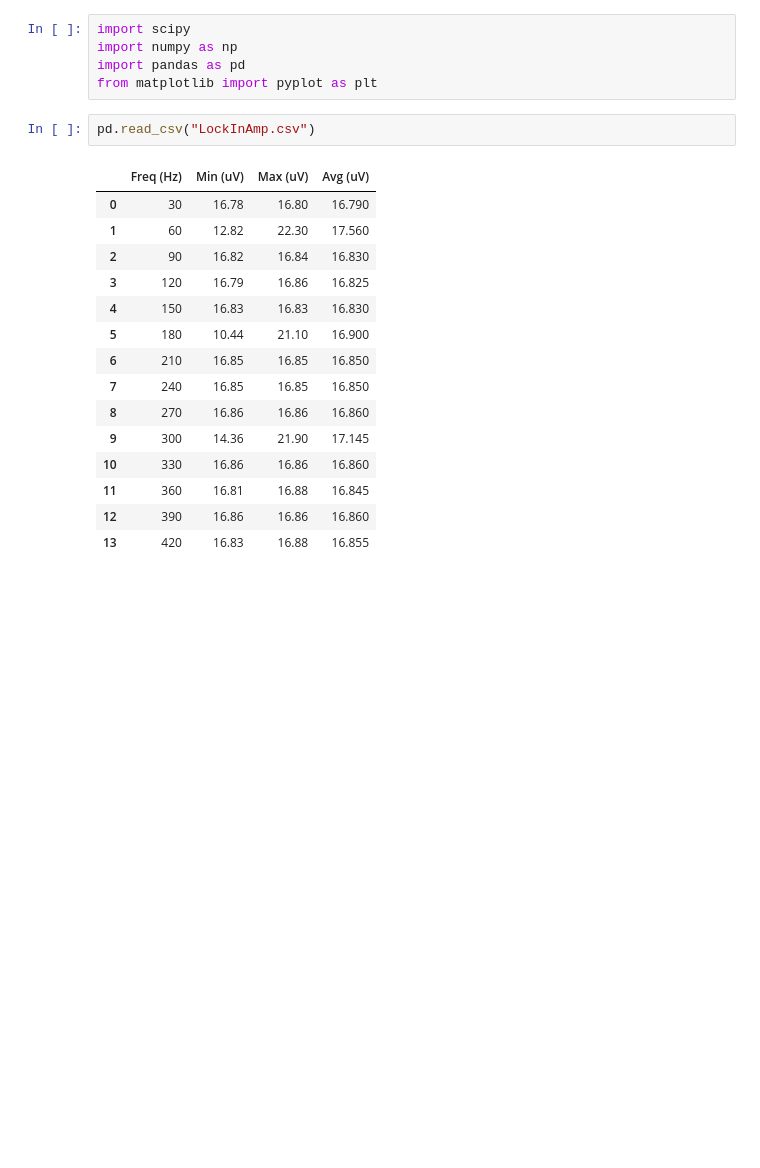
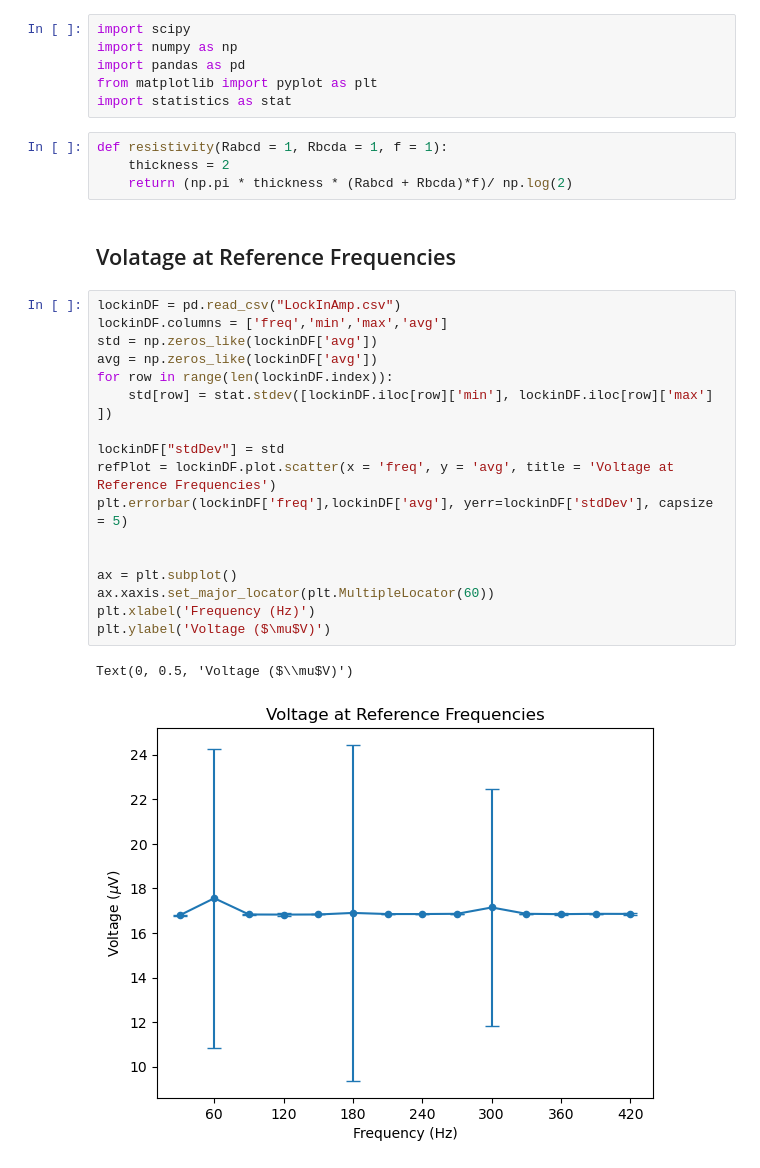
Before and after one commit to denzelayala1/lab-data-F23, a Jupyter notebook: superconductivity/analysis/dataSC.ipynb, the cells around one changed output. Cells and saved outputs as stored; diff of their text form; blank space fills up the shorter version.

Commit message:
plotted V vs freq and V vs T

```diff
--- a/superconductivity/analysis/dataSC.ipynb
+++ b/superconductivity/analysis/dataSC.ipynb
@@ -3,21 +3,30 @@ import scipy
 import numpy as np
 import pandas as pd
 from matplotlib import pyplot as plt
+import statistics as stat
-# %%
-pd.read_csv("LockInAmp.csv")
-# %% [output]
-|  | Freq (Hz) | Min (uV) | Max (uV) | Avg (uV) |
-| 0 | 30 | 16.78 | 16.80 | 16.790 |
-| 1 | 60 | 12.82 | 22.30 | 17.560 |
-| 2 | 90 | 16.82 | 16.84 | 16.830 |
-| 3 | 120 | 16.79 | 16.86 | 16.825 |
-| 4 | 150 | 16.83 | 16.83 | 16.830 |
-| 5 | 180 | 10.44 | 21.10 | 16.900 |
-| 6 | 210 | 16.85 | 16.85 | 16.850 |
-| 7 | 240 | 16.85 | 16.85 | 16.850 |
-| 8 | 270 | 16.86 | 16.86 | 16.860 |
-| 9 | 300 | 14.36 | 21.90 | 17.145 |
-| 10 | 330 | 16.86 | 16.86 | 16.860 |
-| 11 | 360 | 16.81 | 16.88 | 16.845 |
-| 12 | 390 | 16.86 | 16.86 | 16.860 |
-| 13 | 420 | 16.83 | 16.88 | 16.855 |
+# %%
+def resistivity(Rabcd = 1, Rbcda = 1, f = 1):
+    thickness = 2
+    return (np.pi * thickness * (Rabcd + Rbcda)*f)/ np.log(2)
+# %% [markdown]
+## Volatage at Reference Frequencies
+# %%
+lockinDF = pd.read_csv("LockInAmp.csv")
+lockinDF.columns = ['freq','min','max','avg']
+std = np.zeros_like(lockinDF['avg'])
+avg = np.zeros_like(lockinDF['avg'])
+for row in range(len(lockinDF.index)):
+    std[row] = stat.stdev([lockinDF.iloc[row]['min'], lockinDF.iloc[row]['max'] ])
+
+lockinDF["stdDev"] = std
+refPlot = lockinDF.plot.scatter(x = 'freq', y = 'avg', title = 'Voltage at Reference Frequencies')
+plt.errorbar(lockinDF['freq'],lockinDF['avg'], yerr=lockinDF['stdDev'], capsize = 5)
+
+
+ax = plt.subplot()
+ax.xaxis.set_major_locator(plt.MultipleLocator(60))
+plt.xlabel('Frequency (Hz)')
+plt.ylabel('Voltage ($\mu$V)')
+# %% [output]
+Text(0, 0.5, 'Voltage ($\\mu$V)')
+[figure, added]
```
Also changed, not shown: parts of 6 cells of this notebook, 3 other files.
